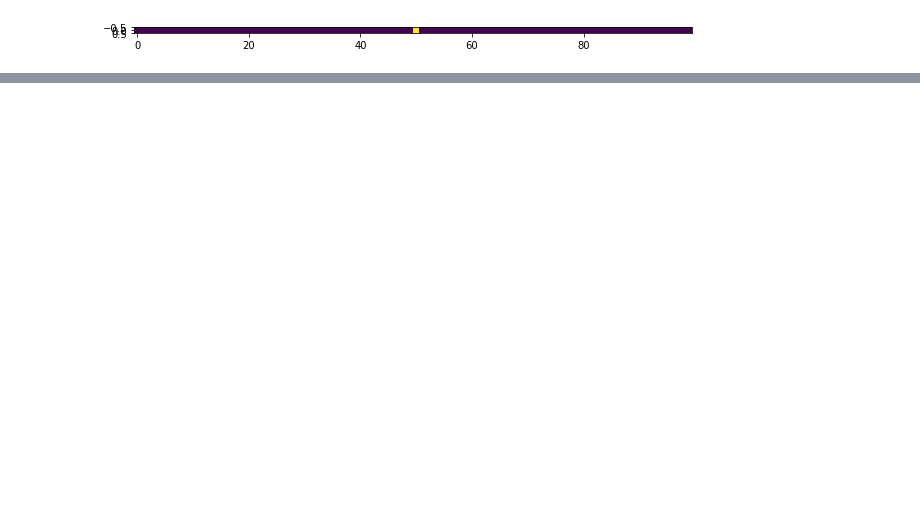
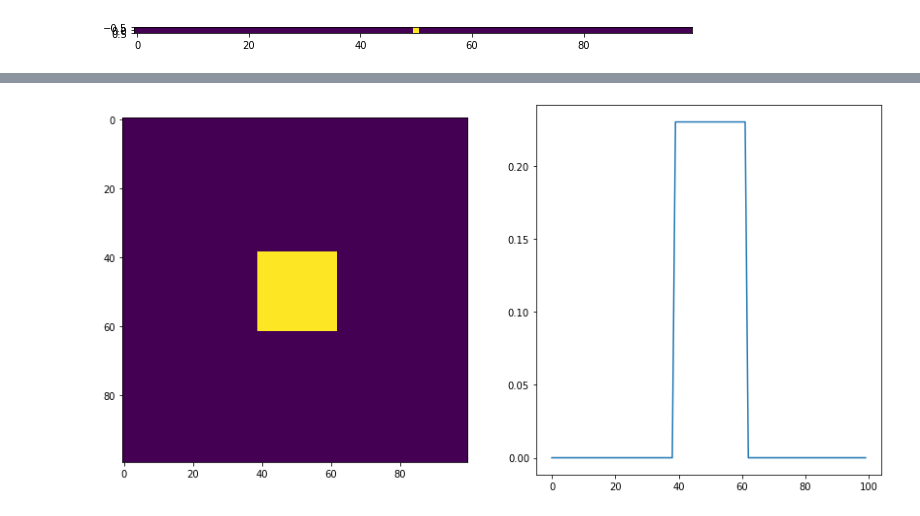
Before and after one commit to McMasterCMS/cellular-automata-crystallization, a Jupyter notebook: master_notebook.ipynb, the cells around one changed output, grey strips where cells are left out. Cells and saved outputs as stored; diff of their text form; code cells hidden in the pictures; blank space fills up the shorter version.

```diff
--- a/master_notebook.ipynb
+++ b/master_notebook.ipynb
@@ -25,6 +26,7 @@ tools.display_state(state)
 [figure]
 # %%
 state_history = []
+temp_state = copy.deepcopy(state)
 state_history.append(state)
 for n in range(n_steps):
     for cell in range(len(state)):
@@ -61,3 +61,28 @@ NameError: name 'simulate_growth' is not defined
+# %%
+def simulate_growth_2D(size):
+
+    state = numpy.zeros((size, size))
+    # Nucleation site
+    state[size//2][size//2] = solid
+    # Copy state to keep track of history
+    temp_state = copy.deepcopy(state)
+    state_history = []
+    # Loop over each cell
+    while numpy.sum(state) < size*size:
+        for x in range(size):
+            for y in range(size):
+                if state[y,x] == solid:
+                        temp_state[y-1:y+2, x-1:x+2] = solid
+
+
+        state = copy.deepcopy(temp_state)
+        state_history.append(copy.deepcopy(temp_state))
+    return state_history
+# %%
+state_history = simulate_growth_2D(100)
+tools.display_growth(state_history[10], show_fraction=True)
+# %% [output]
+[figure, added]
 # %%
 import cv2
 import numpy as np
```
Also changed, not shown: parts of 3 cells of this notebook.
